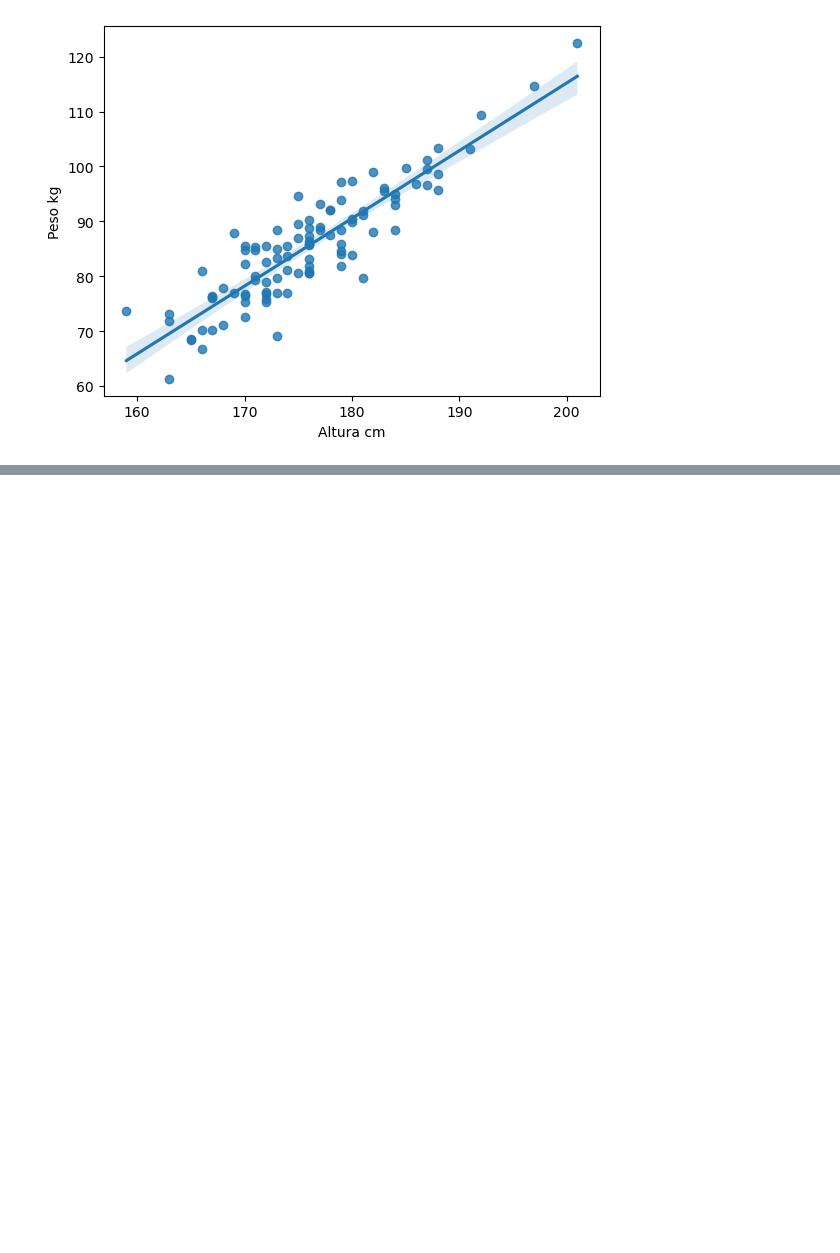
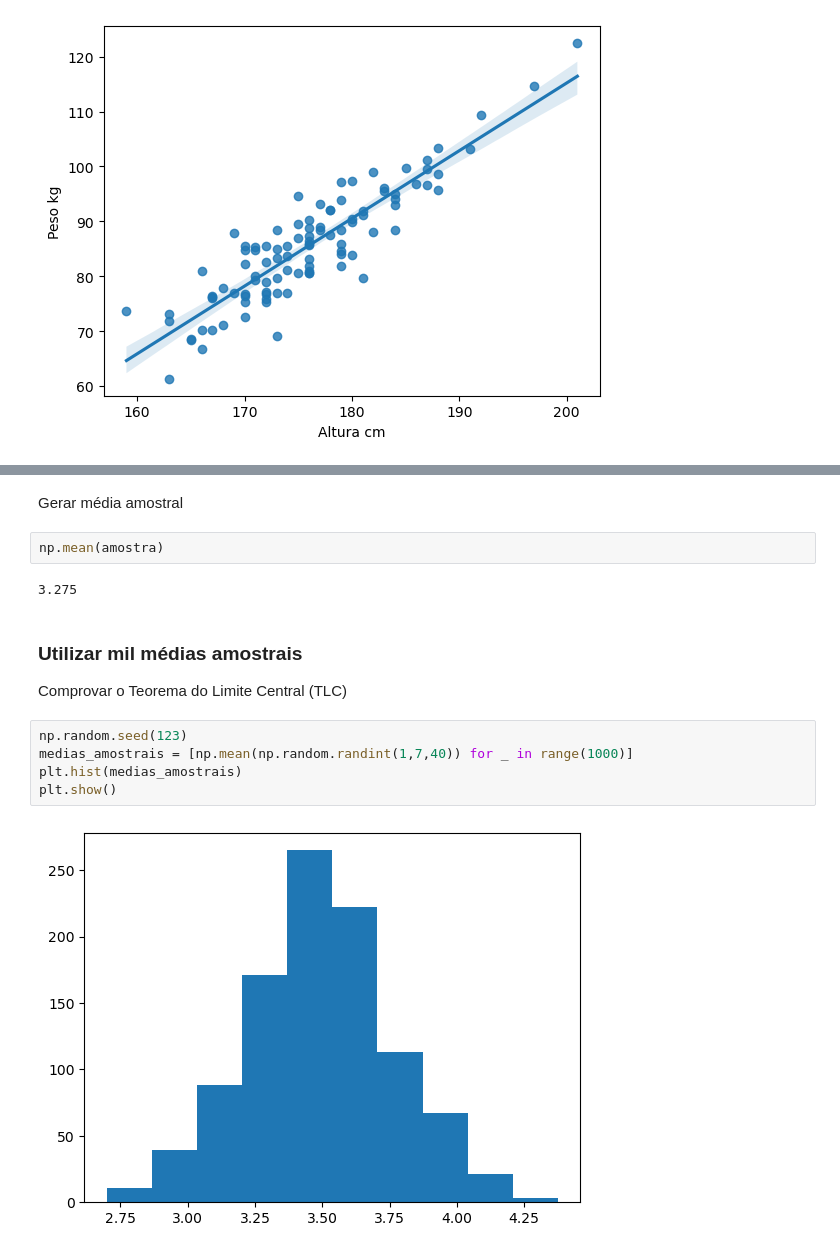
Before and after one commit to wendellbarcelos/Estatistica, a Jupyter notebook: Estatistica.ipynb, the cells around one changed output, grey strips where cells are left out. Saved outputs shown, nothing was run; the diff lists cells and outputs as text; blank space fills up the shorter version.

```diff
--- a/Estatistica.ipynb
+++ b/Estatistica.ipynb
@@ -356,0 +532,16 @@ sns.regplot(x=homens['Altura cm'][2000:2100], y=homens['Peso kg'][2000:2100])
+# %% [markdown]
+Gerar média amostral
+# %%
+np.mean(amostra)
+# %% [output]
+3.275
+# %% [markdown]
+### Utilizar mil médias amostrais
+Comprovar o Teorema do Limite Central (TLC)
+# %%
+np.random.seed(123)
+medias_amostrais = [np.mean(np.random.randint(1,7,40)) for _ in range(1000)]
+plt.hist(medias_amostrais)
+plt.show()
+# %% [output]
+[figure, added]
```
Also changed, not shown: parts of 78 cells of this notebook, 14 other files.
